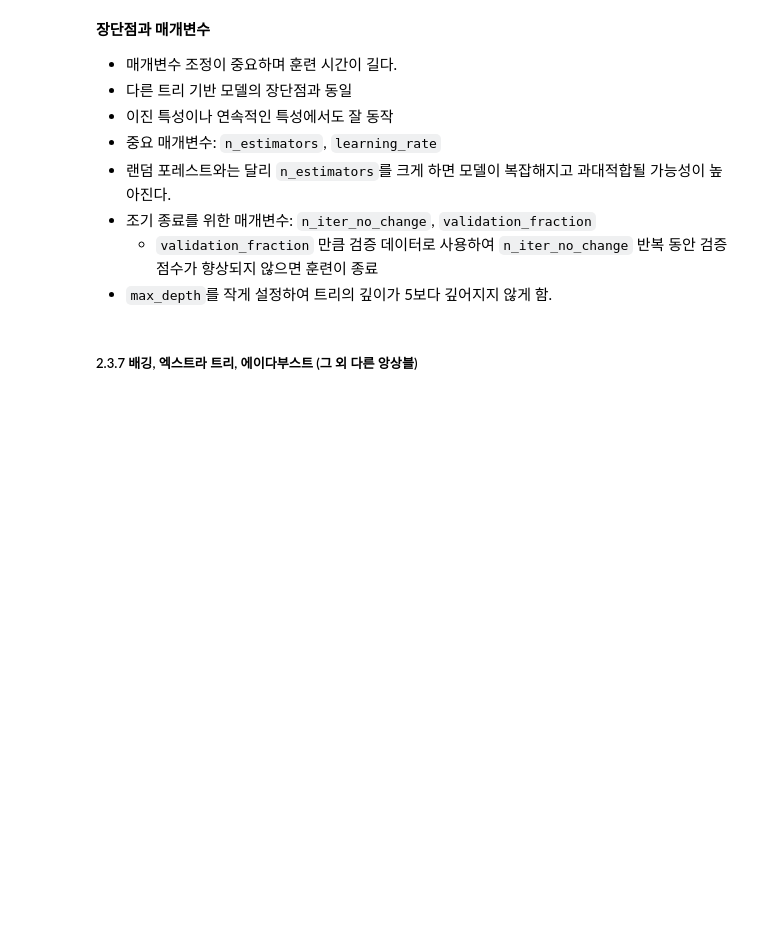
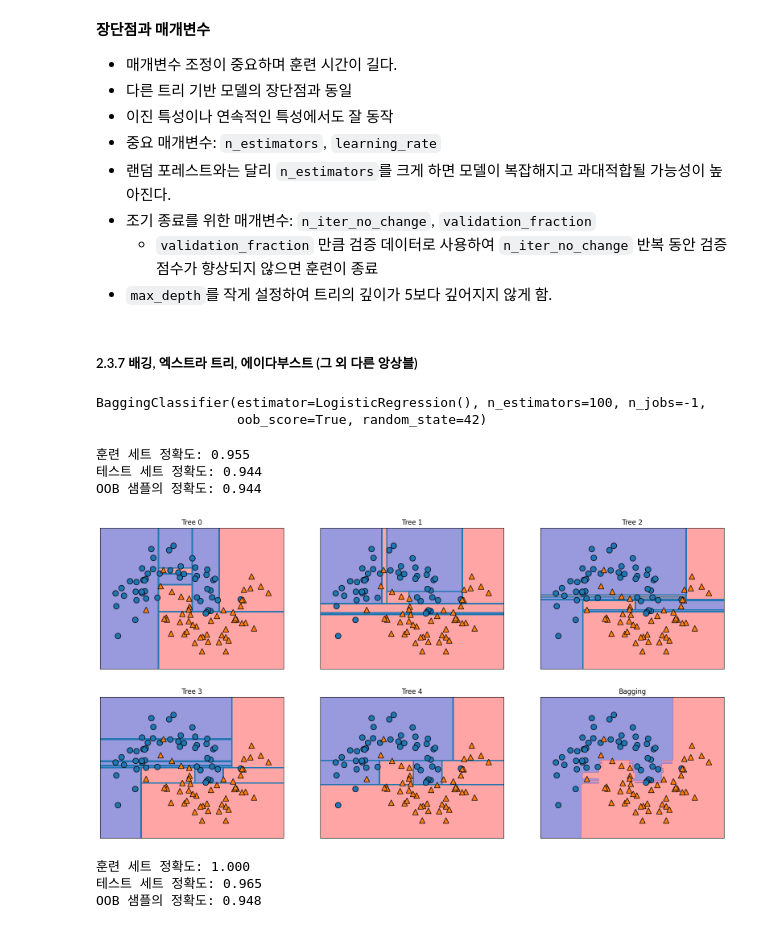
Before and after one commit to logiggi/MachineLearning, a Jupyter notebook: Chapter2.ipynb, the cells around one changed output. Saved outputs shown, nothing was run; the diff lists cells and outputs as text; code cells hidden in the pictures; blank space fills up the shorter version.

````diff
--- a/Chapter2.ipynb
+++ b/Chapter2.ipynb
@@ -944,3 +944,65 @@ plot_feature_importances_cancer(gbrt)
 * ```max_depth```를 작게 설정하여 트리의 깊이가 5보다 깊어지지 않게 함.
 # %% [markdown]
 ##### 2.3.7 배깅, 엑스트라 트리, 에이다부스트 (그 외 다른 앙상블)
+# %%
+# 예시 데이터
+from preamble import *
+from sklearn.model_selection import train_test_split
+from sklearn.datasets import make_moons
+from sklearn.datasets import load_breast_cancer
+
+Xm, ym = make_moons(n_samples=100, noise=0.25, random_state=3)
+Xm_train, Xm_test, ym_train, ym_test = train_test_split(Xm, ym, stratify=ym, random_state=42)
+
+cancer = load_breast_cancer()
+Xc_train, Xc_test, yc_train, yc_test = train_test_split(cancer.data, cancer.target, random_state=0)
+# %%
+# Bagging(Bootstrap aggregating)
+# 배깅은 중복을 허용한 랜덤 샘플링으로 만든 훈련 세트를 사용하여 분류기를 각기 다르게 학습
+from sklearn.linear_model import LogisticRegression
+from sklearn.ensemble import BaggingClassifier
+
+bagging = BaggingClassifier(LogisticRegression(), n_estimators=100, oob_score=True, n_jobs=-1, random_state=42) # OOB: 부트스트래핑에 포함되지 않은 샘플
+bagging.fit(Xc_train, yc_train)
+# %% [output]
+BaggingClassifier(estimator=LogisticRegression(), n_estimators=100, n_jobs=-1,
+                  oob_score=True, random_state=42)
+# %%
+print("훈련 세트 정확도: {:.3f}".format(bagging.score(Xc_train, yc_train)))
+print("테스트 세트 정확도: {:.3f}".format(bagging.score(Xc_test, yc_test)))
+print("OOB 샘플의 정확도: {:.3f}".format(bagging.oob_score_))
+# %% [output]
+훈련 세트 정확도: 0.955
+테스트 세트 정확도: 0.944
+OOB 샘플의 정확도: 0.944
+# %%
+# 결정 트리에 직접 배깅을 적용 (랜덤 포레스트가 하는 일을 직접 수행)
+from sklearn.tree import DecisionTreeClassifier
+
+bagging = BaggingClassifier(DecisionTreeClassifier(), n_estimators=5, n_jobs=-1, random_state=42)
+bagging.fit(Xm_train, ym_train)
+
+# 결정경계 시각화
+fig, axes = plt.subplots(2, 3, figsize=(20, 10))
+for i , (ax, tree) in enumerate(zip(axes.ravel(), bagging.estimators_)):
+    ax.set_title("Tree {}".format(i))
+    mglearn.plots.plot_tree_partition(Xm, ym, tree, ax=ax)
+
+mglearn.plots.plot_2d_separator(bagging, Xm, fill=True, ax=axes[-1, -1], alpha=.4)
+axes[-1, -1].set_title("Bagging")
+mglearn.discrete_scatter(Xm[:, 0], Xm[:, 1], ym)
+plt.show()
+# %% [output]
+[figure, added]
+# %%
+# cancer dataset
+bagging = BaggingClassifier(DecisionTreeClassifier(), n_estimators=100, oob_score=True, random_state=42)
+bagging.fit(X_train, y_train)
+
+print("훈련 세트 정확도: {:.3f}".format(bagging.score(Xc_train, yc_train)))
+print("테스트 세트 정확도: {:.3f}".format(bagging.score(Xc_test, yc_test)))
+print("OOB 샘플의 정확도: {:.3f}".format(bagging.oob_score_))
+# %% [output]
+훈련 세트 정확도: 1.000
+테스트 세트 정확도: 0.965
+OOB 샘플의 정확도: 0.948
````
Also changed, not shown: parts of 13 cells of this notebook.
